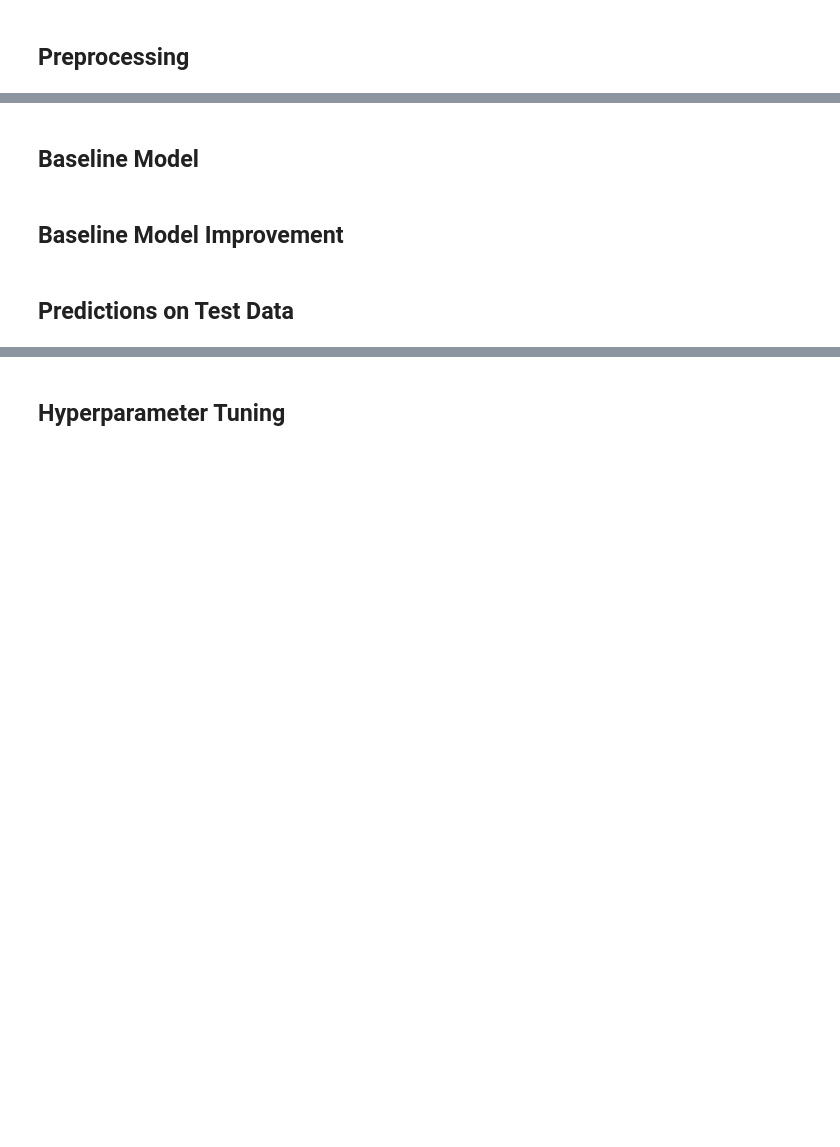
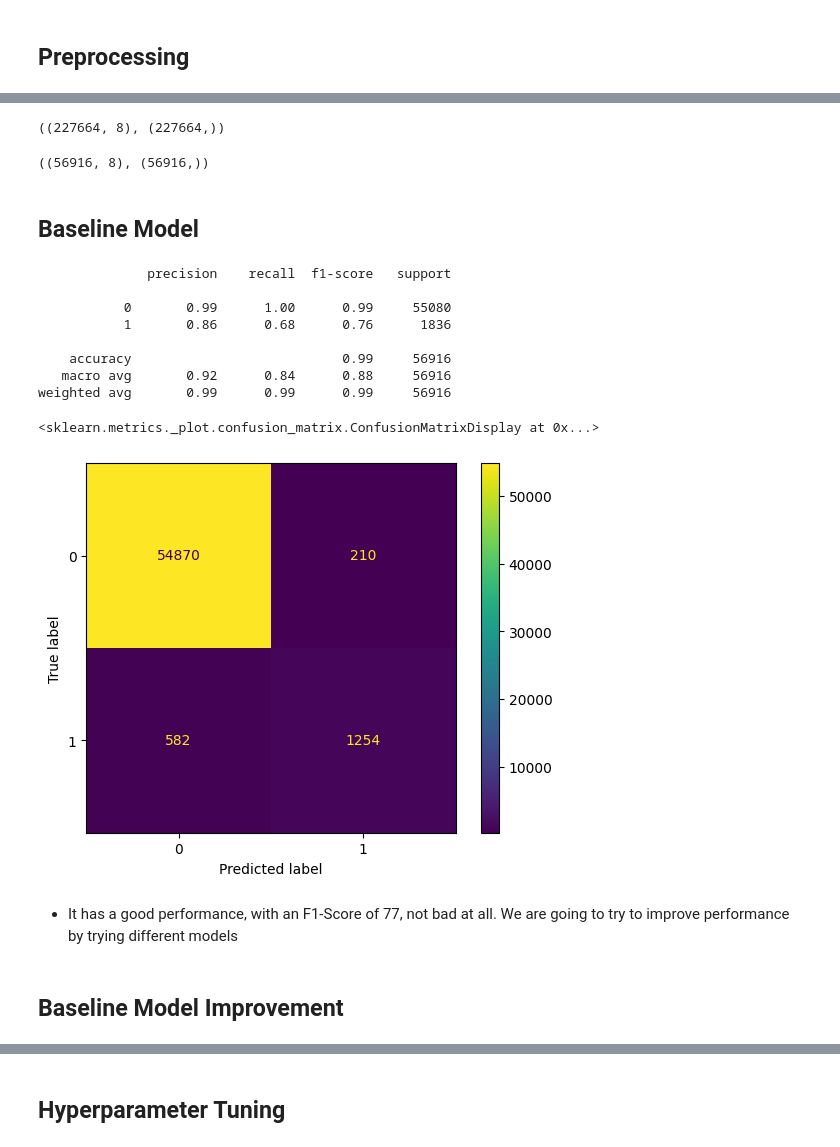
Before and after one commit to davidegc1/SupervisedML_ConversionRateChallenge, a Jupyter notebook: Conversion_Challenge.ipynb, the cells around one changed output, grey strips where cells are left out. Cells and saved outputs as stored; diff of their text form; code cells hidden in the pictures; blank space fills up the shorter version.

```diff
--- a/Conversion_Challenge.ipynb
+++ b/Conversion_Challenge.ipynb
@@ -637,0 +655,8 @@ plt.show()
+# %%
+# dummy features
+train = pd.get_dummies(train, dtype=int, drop_first=True)
+# replace bools with 0s and 1s
+train = train.replace(False, 0)
+train = train.replace(True, 1)
+# show
+train.head()
@@ -638,6 +670,47 @@ plt.show()
+# %%
+# declare X and y
+X = train.drop("converted", axis=1)
+y = train["converted"]
+
+# train val split
+X_train, X_val, y_train, y_val = train_test_split(X, y, test_size=0.20, random_state=1, stratify=y)
+# %%
+# sanity check
+X_train.shape, y_train.shape
+# %% [output]
+((227664, 8), (227664,))
+# %%
+# sanity check
+X_val.shape, y_val.shape
+# %% [output]
+((56916, 8), (56916,))
 # %% [markdown]
 ## Baseline Model
+# %%
+# train model
+lg = LogisticRegression(random_state=1)
+lg.fit(X_train, y_train)
+
+# metrics
+print(classification_report(y_val, lg.predict(X_val)))
+
+# create confusion matrix
+cm = confusion_matrix(y_val, lg.predict(X_val), labels=lg.classes_)
+disp = ConfusionMatrixDisplay(confusion_matrix=cm,
+                              display_labels=lg.classes_)
+disp.plot()
+# %% [output]
+              precision    recall  f1-score   support
+
+           0       0.99      1.00      0.99     55080
+           1       0.86      0.68      0.76      1836
+
+    accuracy                           0.99     56916
+   macro avg       0.92      0.84      0.88     56916
+weighted avg       0.99      0.99      0.99     56916
+<sklearn.metrics._plot.confusion_matrix.ConfusionMatrixDisplay at 0x...>
+[figure, added]
+# %% [markdown]
+- It has a good performance, with an F1-Score of 77, not bad at all. We are going to try to improve performance by trying different models
 # %% [markdown]
 ## Baseline Model Improvement
-# %% [markdown]
-## Predictions on Test Data
```
Also changed, not shown: parts of 36 cells of this notebook, 2 other files.
